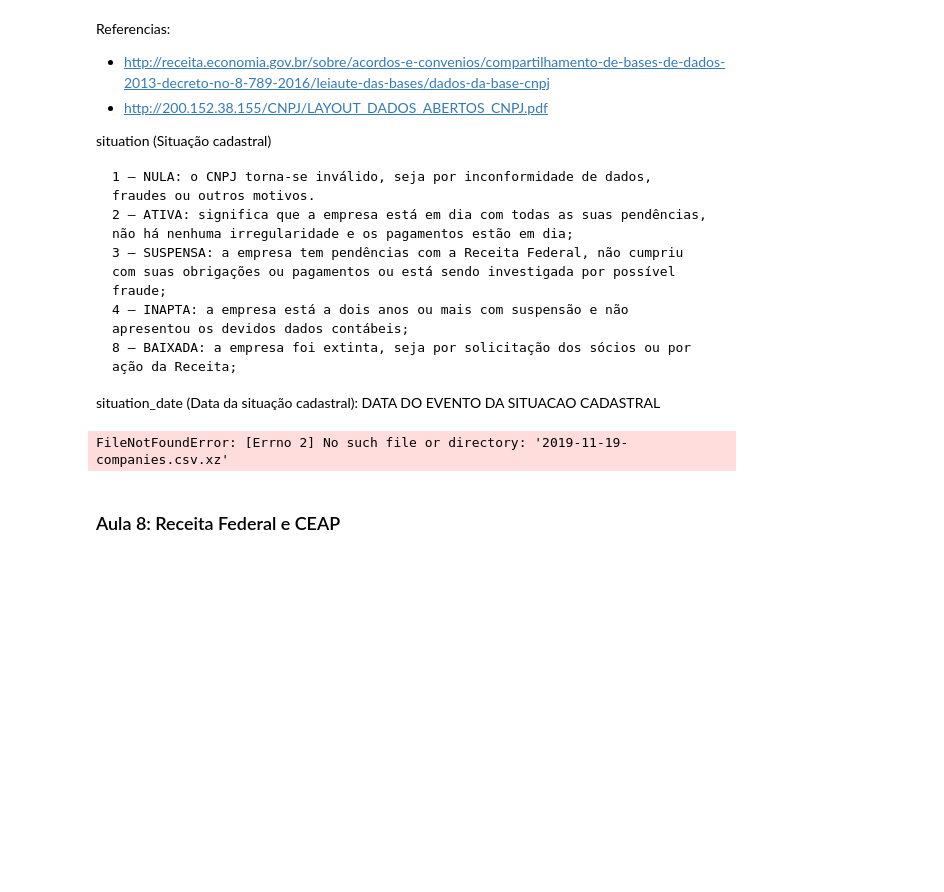
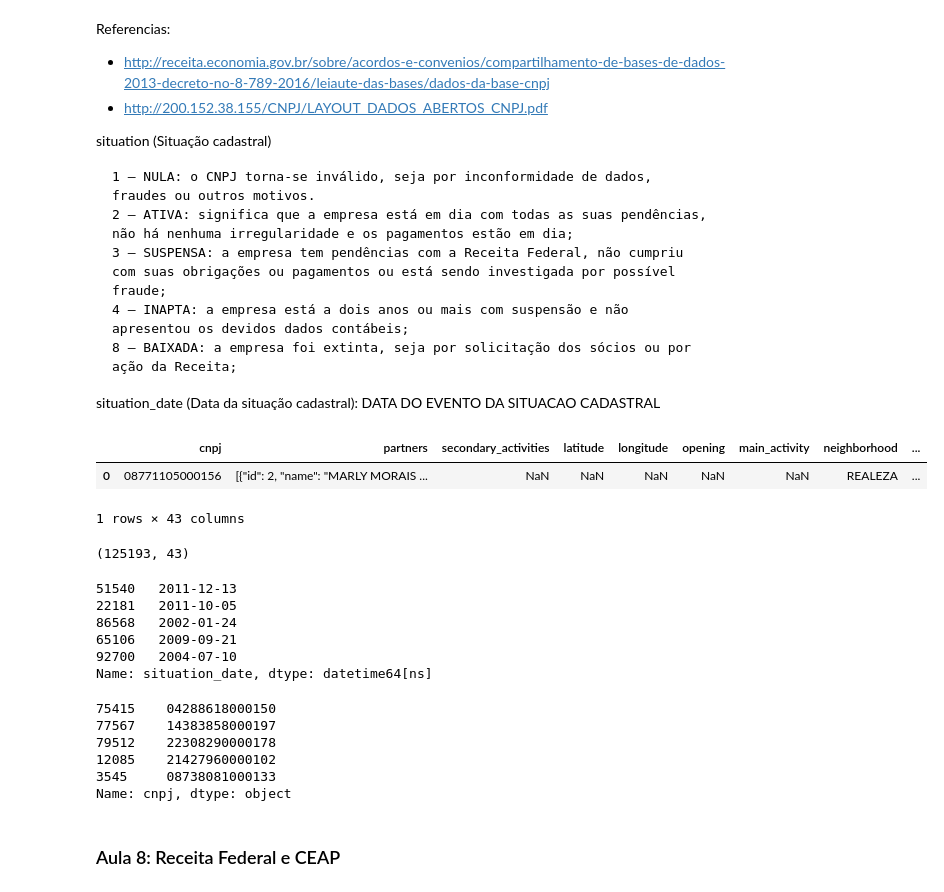
Before and after one commit to luizfelipeolive/python-inovacao-civica, a Jupyter notebook: semana_4/merge.ipynb, the cells around one changed output. Drawn from its saved outputs; the diff is of its cells as text; code cells hidden in the pictures; blank space fills up the shorter version.

```diff
--- a/semana_4/merge.ipynb
+++ b/semana_4/merge.ipynb
@@ -411,21 +411,46 @@ situation_date (Data da situação cadastral): DATA DO EVENTO DA SITUACAO CADAST
 # %%
 DTYPE = {
     'cnpj': str,
 }
 
 df_empresas = pd.read_csv(
-    '2019-11-19-companies.csv.xz',
+    'https://serenata-de-amor-data.nyc3.digitaloceanspaces.com/2019-11-19-companies.csv.xz',
     compression='xz',
     dtype=DTYPE,
 )
+
 df_empresas.head(1)
 # %% [output]
+|  | cnpj | partners | secondary_activities | latitude | longitude | opening | main_activity | neighborhood | ... |
+| 0 | 08771105000156 | [{"id": 2, "name": "MARLY MORAIS ... | NaN | NaN | NaN | NaN | NaN | REALEZA | ... |
-FileNotFoundError: [Errno 2] No such file or directory: '2019-11-19-companies.csv.xz'
+1 rows × 43 columns
+# %%
+df_empresas.shape
+# %% [output]
+(125193, 43)
 # %%
 df_empresas['situation_date'] = pd.to_datetime(
     df_empresas['situation_date'],
     format="%Y-%m-%d"
 )
+# %%
+df_empresas['situation_date'].sample(5)
+# %% [output]
+51540   2011-12-13
+22181   2011-10-05
+86568   2002-01-24
+65106   2009-09-21
+92700   2004-07-10
+Name: situation_date, dtype: datetime64[ns]
+# %%
+df_empresas["cnpj"].sample(5)
+# %% [output]
+75415    04288618000150
+77567    14383858000197
+79512    22308290000178
+12085    21427960000102
+3545     08738081000133
+Name: cnpj, dtype: object
 # %%
 df_empresas["cnpj"] = df_empresas["cnpj"].str.replace(r'\D', '', regex=True)
 # %% [markdown]
```
Also changed, not shown: parts of 1 cell of this notebook, 1 other file.
